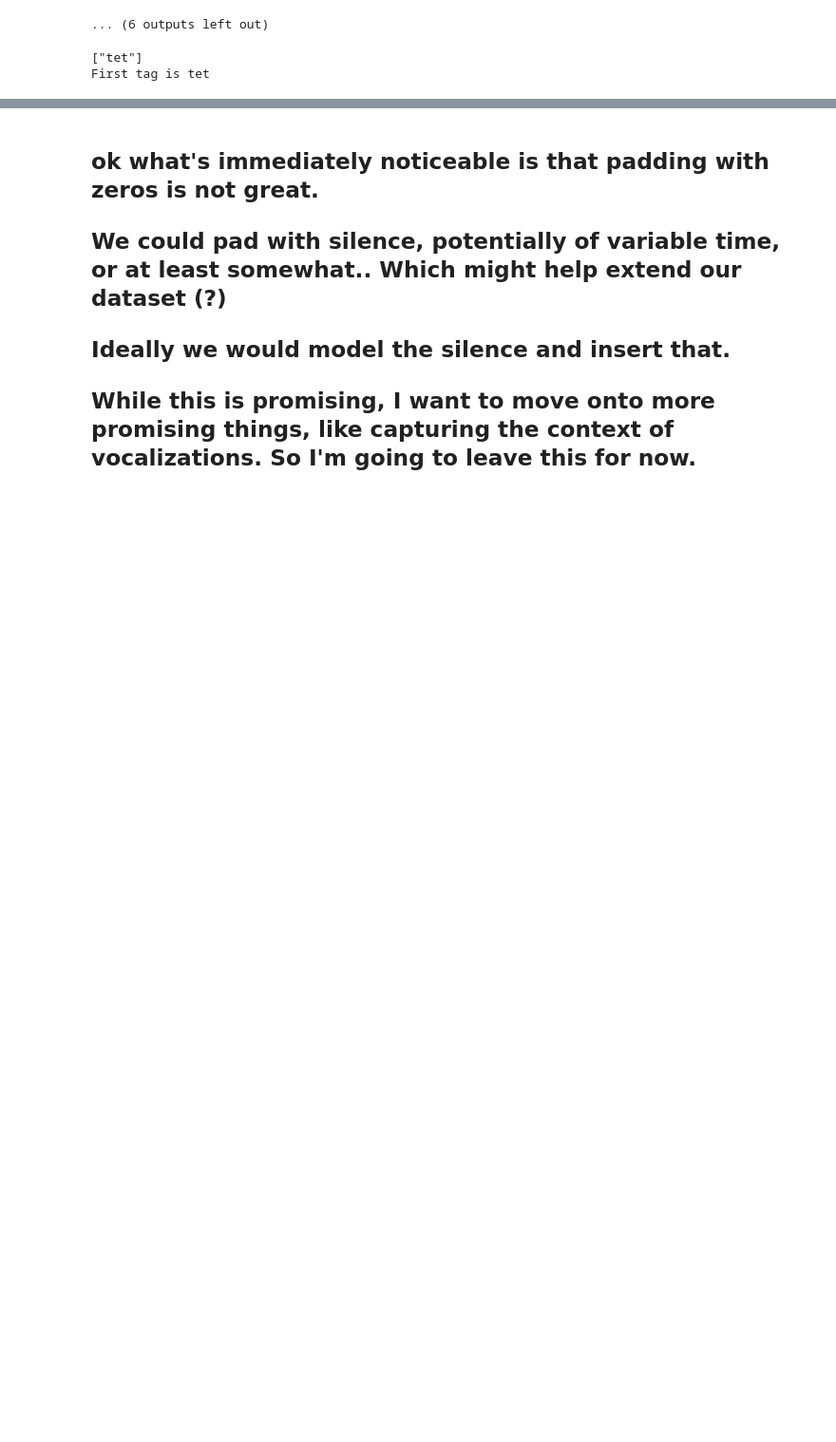
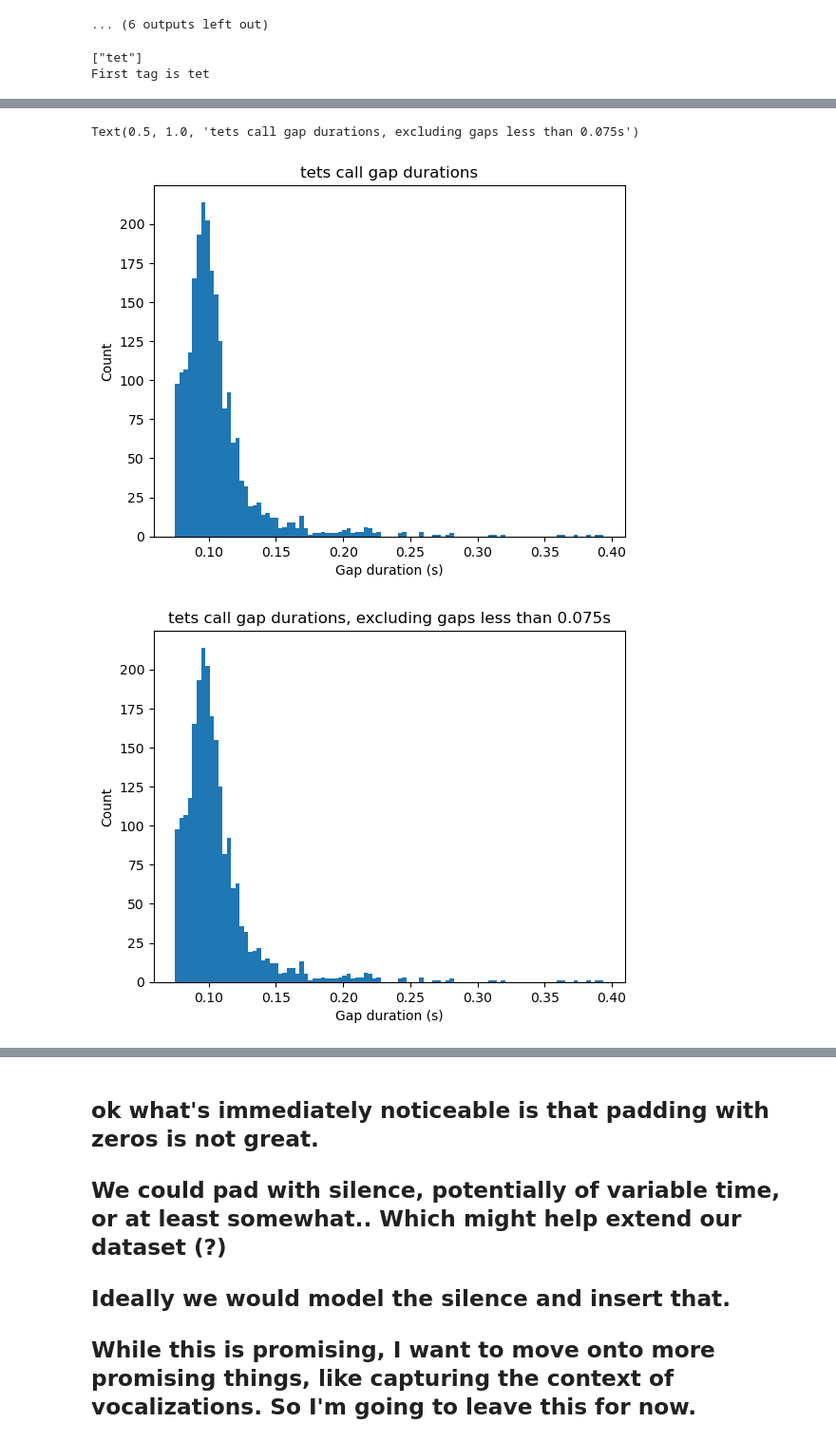
Before and after one commit to billewood/truman, a Jupyter notebook: intersyllable_timings.ipynb, the cells around one changed output, grey strips where cells are left out. Shown: that part at 95% size. Saved outputs shown, nothing was run; the diff lists cells and outputs as text; code cells hidden in the pictures; blank space fills up the shorter version.

```diff
--- a/intersyllable_timings.ipynb
+++ b/intersyllable_timings.ipynb
@@ -333,0 +343,37 @@ gap_duration_dict
+# %%
+# ok actually we are going to exclude any tet that has a gap duration of less than 0.075 s
+# find the gap durations that are less than 0.075 s, either as the initiator or the responder
+# and exclude them from the analysis
+
+# first, let's plot all the gap durations in one histogram, irrespective of who is calling
+plt.figure()
+all_gaps = []
+for bird1 in gap_duration_dict:
+    for bird2 in gap_duration_dict[bird1]:
+        all_gaps += gap_duration_dict[bird1][bird2]
+plt.hist(all_gaps, bins=100)
+plt.xlabel('Gap duration (s)')
+plt.ylabel('Count')
+plt.title('tets call gap durations')
+
+# now, let's exclude the gap durations that are less than 0.075 s
+
+plt.figure()
+all_gaps = []
+for bird1 in gap_duration_dict:
+    for bird2 in gap_duration_dict[bird1]:
+        all_gaps += gap_duration_dict[bird1][bird2]
+all_gaps = np.array(all_gaps)
+all_gaps = all_gaps[all_gaps > 0.075]
+plt.hist(all_gaps, bins=100)
+plt.xlabel('Gap duration (s)')
+plt.ylabel('Count')
+plt.title('tets call gap durations, excluding gaps less than 0.075s')
+
+# I need the index of all the gap durations that are less than 0.075 s so I can exclude them from the original DF
+# I can then use the new DF to calculate the gap durations between each bird
+# and plot the histograms again
+# %% [output]
+Text(0.5, 1.0, 'tets call gap durations, excluding gaps less than 0.075s')
+[figure, added]
+[figure, added]
```
Also changed, not shown: parts of 13 cells of this notebook.
